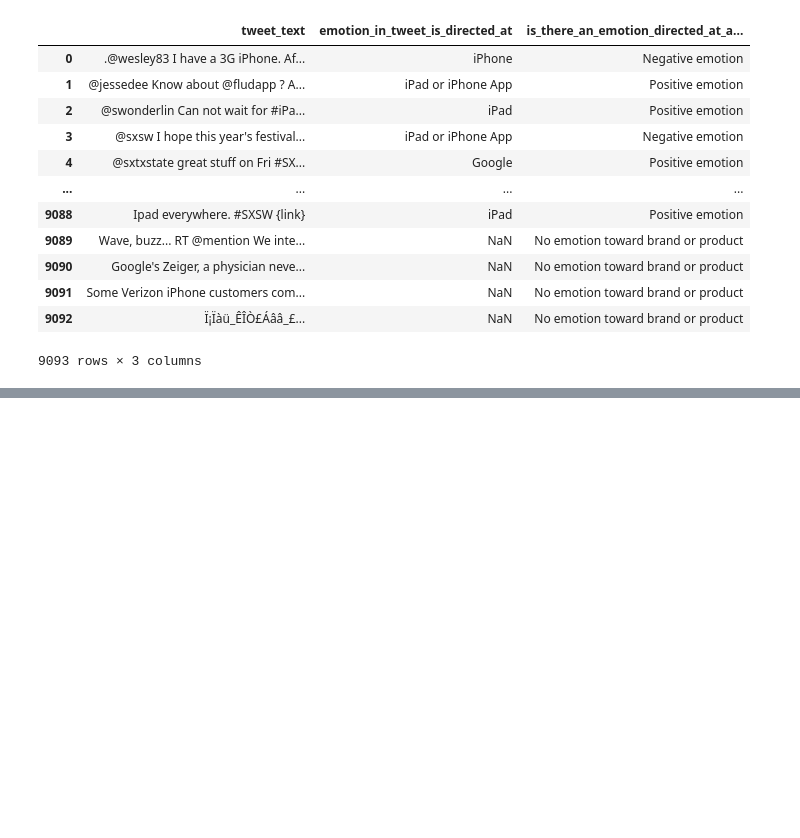
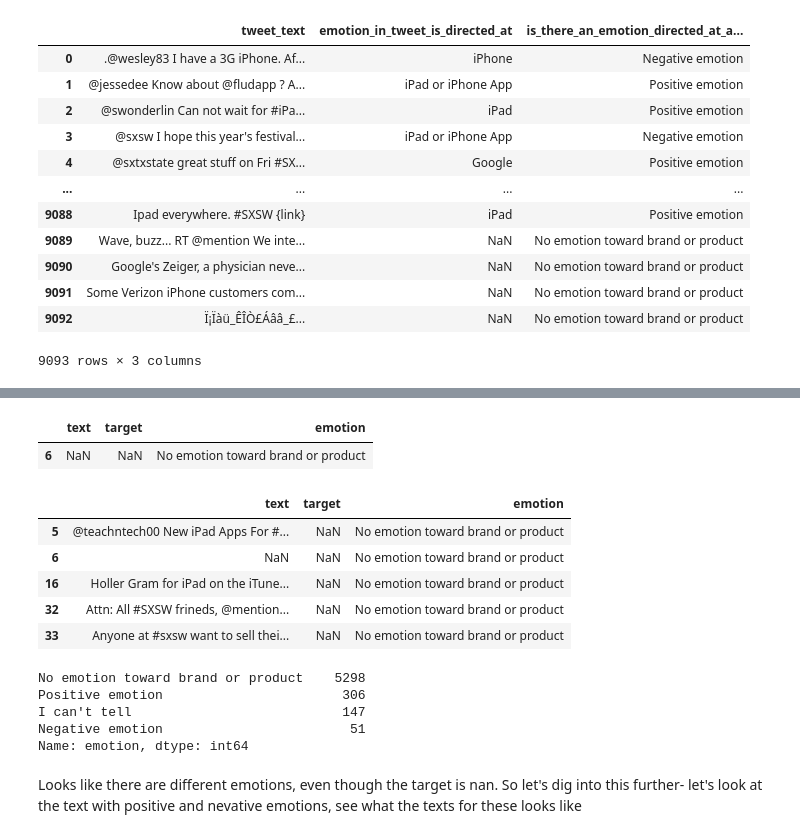
Before and after one commit to Ozxahmed/tweet_product_emotion_NLP_analysis, a Jupyter notebook: notebooks/exploratory/eda_1_initial.ipynb, the cells around one changed output, grey strips where cells are left out. Cells and saved outputs as stored; diff of their text form; code cells hidden in the pictures; blank space fills up the shorter version.

```diff
--- a/notebooks/exploratory/eda_1_initial.ipynb
+++ b/notebooks/exploratory/eda_1_initial.ipynb
@@ -20,0 +64,28 @@ df
+# %%
+df[df['text'].isna()]
+# %% [output]
+|  | text | target | emotion |
+| 6 | NaN | NaN | No emotion toward brand or product |
+# %%
+# finding rows with nan values in the target column
+# creating a df containing these values so I can further explore this- target vs emotions
+
+nans_target = df[df['target'].isna()]
+nans_target.head()
+# %% [output]
+|  | text | target | emotion |
+| 5 | @teachntech00 New iPad Apps For #... | NaN | No emotion toward brand or product |
+| 6 | NaN | NaN | No emotion toward brand or product |
+| 16 | Holler Gram for iPad on the iTune... | NaN | No emotion toward brand or product |
+| 32 | Attn: All #SXSW frineds, @mention... | NaN | No emotion toward brand or product |
+| 33 | Anyone at #sxsw want to sell thei... | NaN | No emotion toward brand or product |
+# %%
+nans_target.emotion.value_counts()
+# %% [output]
+No emotion toward brand or product    5298
+Positive emotion                       306
+I can't tell                           147
+Negative emotion                        51
+Name: emotion, dtype: int64
+# %% [markdown]
+Looks like there are different emotions, even though the target is nan. So let's dig into this further- let's look at the text with positive and nevative emotions, see what the texts for these looks like
```
Also changed, not shown: parts of 14 cells of this notebook.
